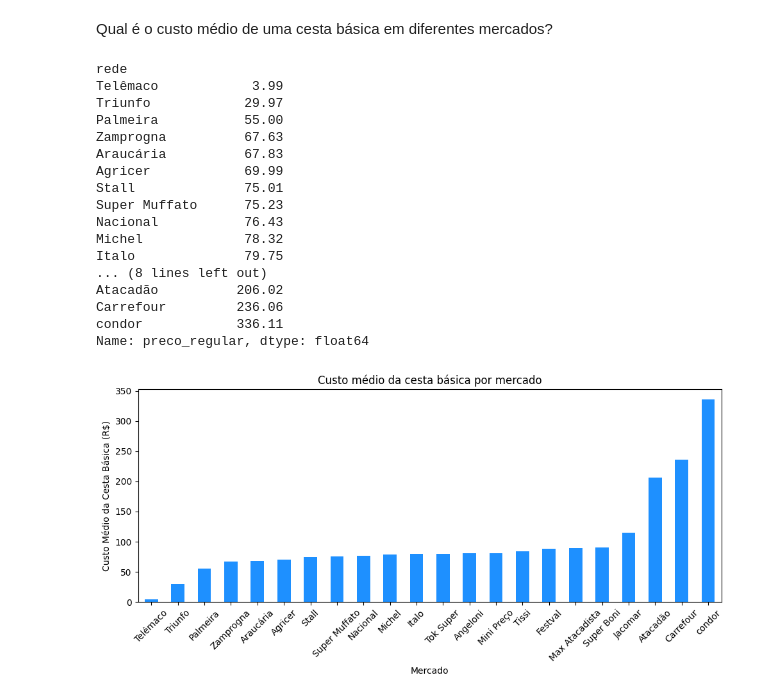
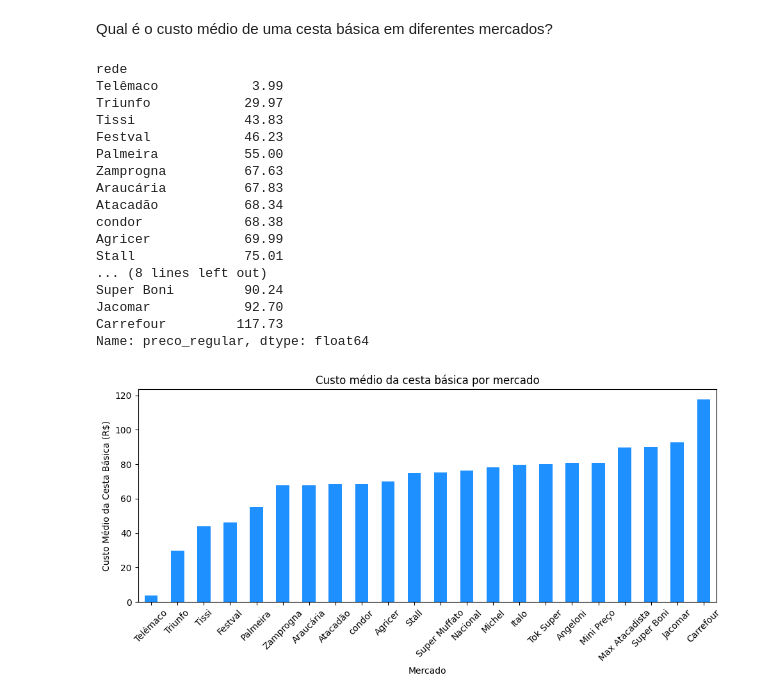
Before and after one commit to brenorodrigues77/analise_de_vendas, a Jupyter notebook: analise_dos_dados.ipynb, the cells around one changed output. Drawn from its saved outputs; the diff is of its cells as text; code cells hidden in the pictures.

```diff
--- a/analise_dos_dados.ipynb
+++ b/analise_dos_dados.ipynb
@@ -231,40 +231,42 @@ cesta_basica = [
     "CAFÉ A VÁCUO EXTRA FORTE -ALVORADA -500 GR",
     "MACARRÃO C/ OVOS PENA -RENATA -500 GR",
     "FARINHA DE TRIGO  -ANACONDA -5 KG",
     "LEITE LONGA VIDA INTEGRAL  -TIROL -1 LITRO"
 ]
 
 df_cesta = df[df["descricao"].isin(cesta_basica)]
 
-custo_cesta_mercado = df_cesta.groupby("rede")["preco_regular"].sum().sort_values()
+df_cesta_unicos = df_cesta.sort_values("preco_regular").drop_duplicates(subset=["rede", "descricao"], keep="first")
+
+custo_cesta_mercado = df_cesta_unicos.groupby("rede")["preco_regular"].sum().sort_values()
 
 display(custo_cesta_mercado)
 
 plt.figure(figsize=(10, 5))
 custo_cesta_mercado.plot(kind='bar', color='dodgerblue')
 plt.ylabel('Custo Médio da Cesta Básica (R$)')
 plt.xlabel('Mercado')
 plt.title('Custo médio da cesta básica por mercado')
 plt.xticks(rotation=45)
 plt.tight_layout()
 plt.show()
 # %% [output]
 rede
 Telêmaco            3.99
 Triunfo            29.97
+Tissi              43.83
+Festval            46.23
 Palmeira           55.00
 Zamprogna          67.63
 Araucária          67.83
+Atacadão           68.34
+condor             68.38
 Agricer            69.99
 Stall              75.01
-Super Muffato      75.23
-Nacional           76.43
-Michel             78.32
-Italo              79.75
 ... (8 lines left out)
-Atacadão          206.02
-Carrefour         236.06
-condor            336.11
+Super Boni         90.24
+Jacomar            92.70
+Carrefour         117.73
 Name: preco_regular, dtype: float64
-[figure, old version]
+[figure, new version]
 # %%
```
Also changed, not shown: parts of 1 cell of this notebook.
